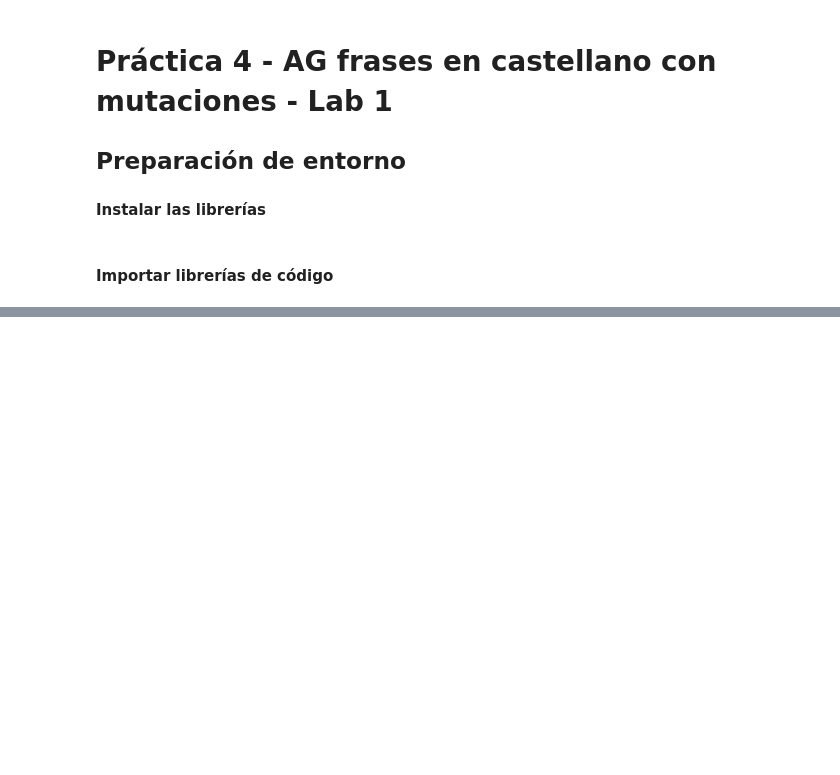
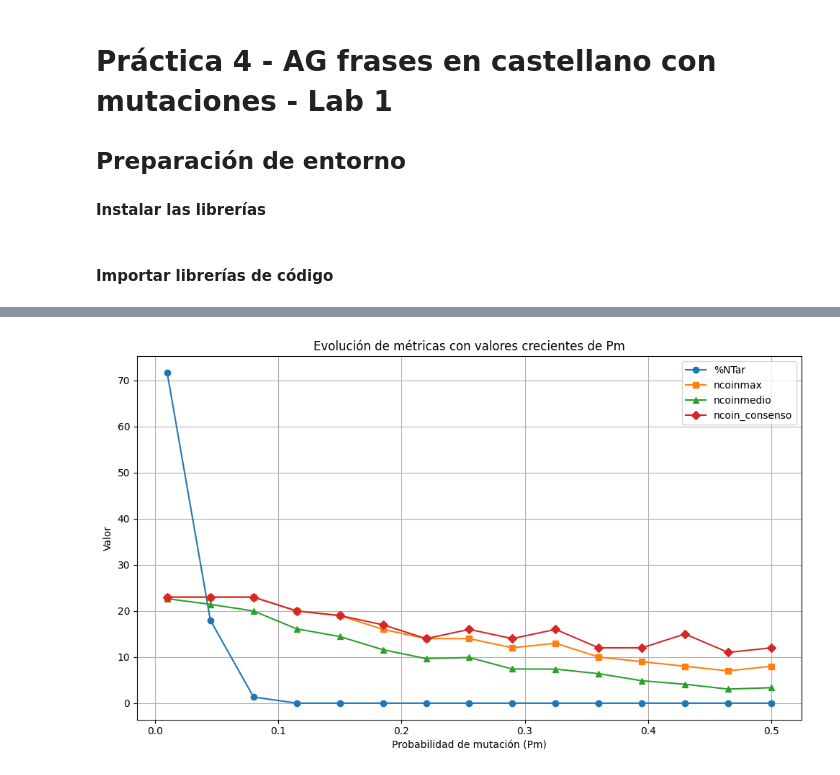
Before and after one commit to Carmoruda/IA_II, a Jupyter notebook: Practica 4/L4P1-Frase.ipynb, the cells around one changed output, grey strips where cells are left out. Cells and saved outputs as stored; diff of their text form; code cells hidden in the pictures; blank space fills up the shorter version.

```diff
--- a/Practica 4/L4P1-Frase.ipynb
+++ b/Practica 4/L4P1-Frase.ipynb
@@ -409,0 +590,98 @@ Consenso: DARTH VADER, Coincidencias medias: 9.42
+# %%
+def experimento_vs_Pm(target: str, NPOB: int = 300, NGEN: int = 1000, valores_Pm = None):
+    """
+    Ejecuta un experimento para analizar el impacto de distintos valores de probabilidad
+    de mutación (Pm) sobre el rendimiento del algoritmo genético con una frase objetivo fija.
+
+    Para cada valor de Pm, ejecutamos el algoritmo con una población inicial aleatoria,
+    un número fijo de generaciones (NGEN) y tamaño de población (NPOB). Al finalizar cada
+    ejecución, calculamos el porcentaje y número de individuos que coinciden completamente
+    con el objetivo, el número máximo y medio de coincidencias por individuo, y la calidad
+    del individuo consenso.
+
+    Parámetros:
+        target (str): Frase objetivo que queremos alcanzar.
+        NPOB (int, opcional): Número de individuos en la población. Por defecto 300.
+        NGEN (int, opcional): Número de generaciones a ejecutar. Por defecto 1000.
+        valores_Pm (list of float, opcional): Lista de valores de probabilidad de mutación a probar.
+            Si no se especifica, se generan automáticamente 15 valores equiespaciados entre 0.01 y 0.5.
+
+    Retorna:
+        pandas.DataFrame: Un DataFrame con una fila por cada valor de Pm probado y las siguientes columnas:
+            * "Pm": Valor de probabilidad de mutación utilizado.
+            * "%NTar": Porcentaje de individuos que coinciden exactamente con el target.
+            * "NTar": Número total de individuos perfectos.
+            * "ncoinmax": Máximo número de caracteres coincidentes con el target.
+            * "ncoinmedio": Media de coincidencias entre individuos y el target.
+            * "consenso": Cadena de texto que representa el individuo consenso de la población.
+            * "ncoin_consenso": Número de coincidencias del consenso con el target.
+    """
+
+    # Si no nos especifican valores de Pm, generamos 15 valores e
+    # quiespaciados entre 0.01 y 0.5
+    if valores_Pm is None:
+        valores_Pm = np.linspace(0.01, 0.5, 15)
+
+    # Creamos una lista para guardar los resultados de nuestro experimento
+    resultados = []
+
+    # Para cada valor de PM, ejecutamos el algoritmo genético
+    # y calculamos las métricas de rendimiento
+    for Pm in valores_Pm:
+        print(f"Probando Pm = {Pm:.3f}...")
+
+        # Ejecutamos el algoritmo genético
+        poblacion_final = algoritmo_genetico(target, NPOB, NGEN, Pm, NRES = NGEN + 1, NSAMPLE = NGEN + 1)
+
+        # Calculamos el número de coincidencias en la población final
+        num_coincidencias = []
+
+        for individuo in poblacion_final:
+            coincidencias = sum(1 for a, b in zip(individuo, target) if a == b)
+            num_coincidencias.append(coincidencias)
+
+        # Calculamos el número máximo y medi de coincidencias
+        num_concidencias_max = max(num_coincidencias)
+        num_concidencias_medio = np.mean(num_coincidencias)
+
+        # Calculamos el número de individuos que coinciden al 100% con la frase objetivo
+        # y el porcentaje de coincidencias
+        NTar = num_coincidencias.count(len(target))
+        pNTar = 100 * NTar / NPOB
+
+        # Calculamos el consenso de la población
+        consenso = obtener_consenso(poblacion_final)
+        num_coincidencias_consenso = sum(1 for a, b in zip(consenso, target) if a == b)
+
+        resultados.append({
+            "Pm": Pm,
+            "%NTar": pNTar,
+            "NTar": NTar,
+            "ncoinmax": num_concidencias_max,
+            "ncoinmedio": num_concidencias_medio,
+            "consenso": consenso,
+            "ncoin_consenso": num_coincidencias_consenso
+        })
+
+    return pd.DataFrame(resultados)
+
+# Ejecutamos el experimento con la frase objetivo
+# "ANIMULA VAGULA BLANDULA" y los parámetros por defecto
+df_pm = experimento_vs_Pm("ANIMULA VAGULA BLANDULA", NPOB=300, NGEN=1000)
+
+
+# Mostramos los resultados del experimento en una gráfica
+plt.figure(figsize=(10, 6))
+plt.plot(df_pm["Pm"], df_pm["%NTar"], marker='o', label="%NTar")
+plt.plot(df_pm["Pm"], df_pm["ncoinmax"], marker='s', label="ncoinmax")
+plt.plot(df_pm["Pm"], df_pm["ncoinmedio"], marker='^', label="ncoinmedio")
+plt.plot(df_pm["Pm"], df_pm["ncoin_consenso"], marker='D', label="ncoin_consenso")
+
+plt.xlabel("Probabilidad de mutación (Pm)")
+plt.ylabel("Valor")
+plt.title("Evolución de métricas con valores crecientes de Pm")
+plt.grid(True)
+plt.legend()
+plt.tight_layout()
+plt.show()
+# %% [output]
@@ -409,0 +705 @@ Consenso: DARTH VADER, Coincidencias medias: 9.42
+[figure, added]
```
Also changed, not shown: parts of 7 cells of this notebook.
